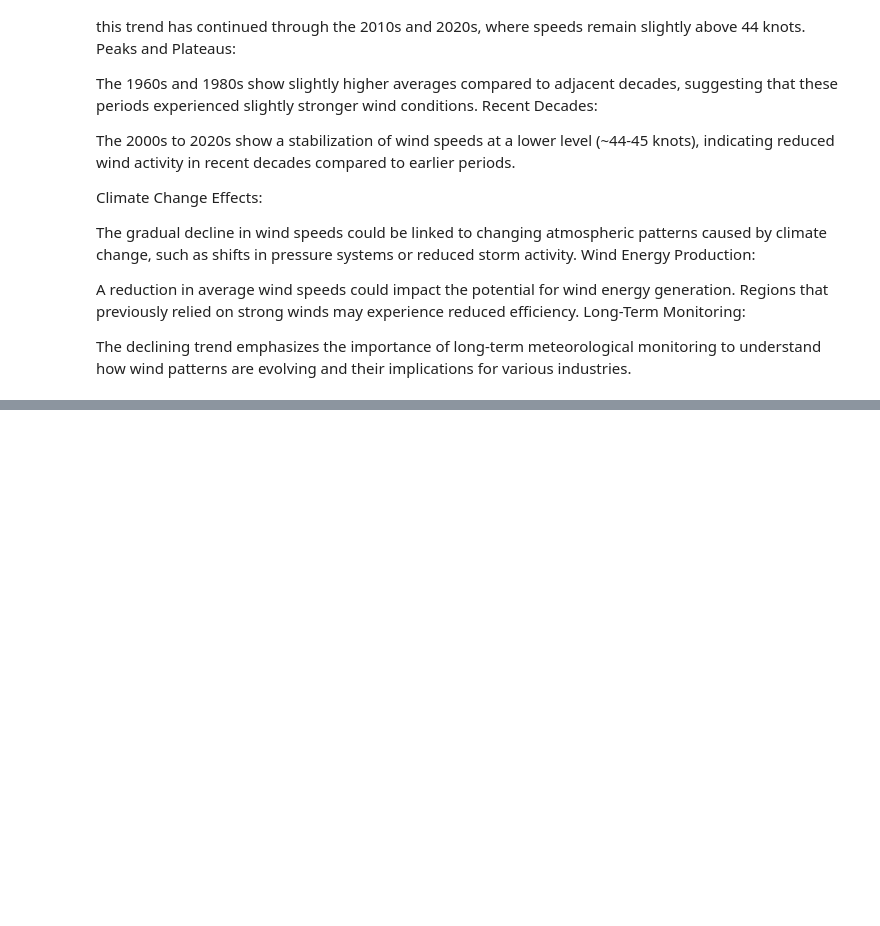
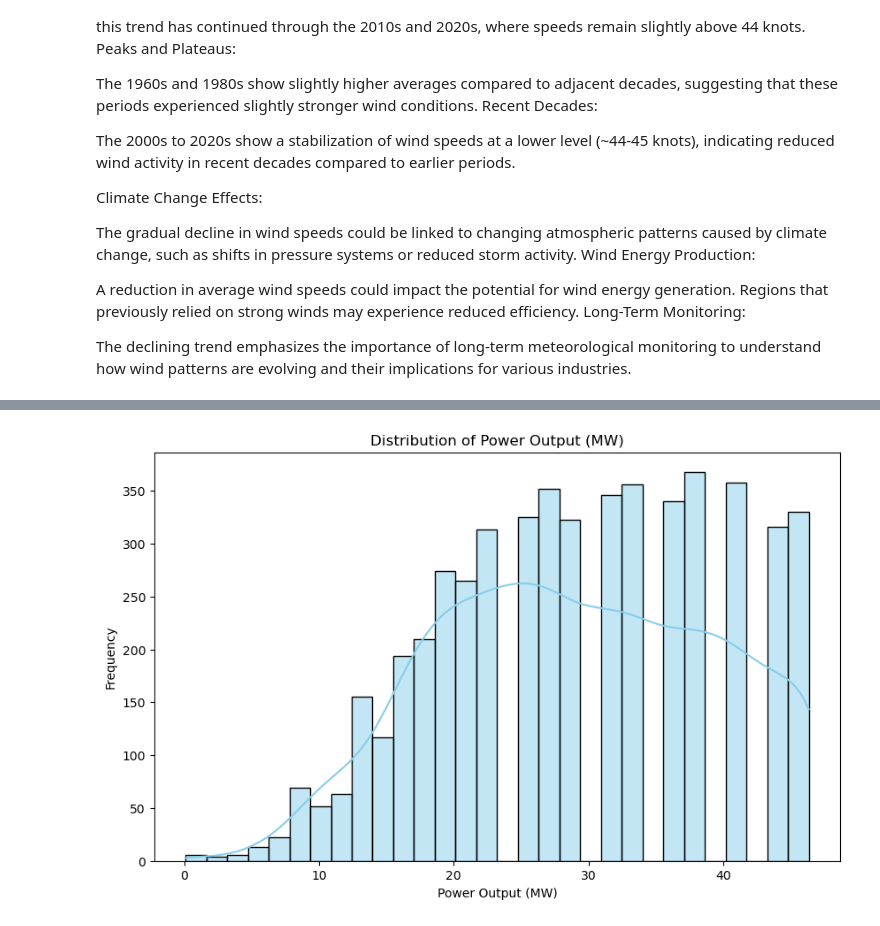
Before and after one commit to vinnycascone/programming-for-data-analytics, a Jupyter notebook: project/windspeed.ipynb, the cells around one changed output, grey strips where cells are left out. Drawn from its saved outputs; the diff is of its cells as text; code cells hidden in the pictures; blank space fills up the shorter version.

Commit message:
exploratory analysis, wind power analysis and other metrics correlation

```diff
--- a/project/windspeed.ipynb
+++ b/project/windspeed.ipynb
@@ -389,0 +399,32 @@ The declining trend emphasizes the importance of long-term meteorological monito
+# %%
+import numpy as np
+
+# Constants
+rho = 1.225  # Air density in kg/m³
+rotor_radius = 40  # Rotor radius in meters
+A = np.pi * rotor_radius ** 2  # Rotor area in m²
+
+# Convert wind speed from Knots to m/s and calculate power
+wind_data_cleaned['Wind_Speed_m_s'] = wind_data_cleaned['VALUE'] * 0.514444
+wind_data_cleaned['Power'] = 0.5 * rho * A * wind_data_cleaned['Wind_Speed_m_s'] ** 3  # in Watts
+wind_data_cleaned['Power_MW'] = wind_data_cleaned['Power'] / 1e6  # Convert to Megawatts (MW)
+
+# Define operational wind speed limits
+cut_in = 5.8  # Knots (minimum wind speed)
+rated = 23.2  # Knots (optimal wind speed)
+cut_out = 48.3  # Knots (maximum wind speed)
+
+# Filter data within operational range
+operational_wind = wind_data_cleaned[
+    (wind_data_cleaned['VALUE'] >= cut_in) &
+    (wind_data_cleaned['VALUE'] <= cut_out)
+]
+
+# Calculate total and average power for operational wind data
+total_power_mw = operational_wind['Power_MW'].sum()
+average_power_mw = operational_wind['Power_MW'].mean()
+
+# Output results
+print(f"Operational Data Points: {operational_wind.shape[0]} out of {wind_data_cleaned.shape[0]}")
+print(f"Total Power Potential: {total_power_mw:.2f} MW")
+print(f"Average Power Potential: {average_power_mw:.2f} MW")
@@ -389,0 +450,14 @@ The declining trend emphasizes the importance of long-term meteorological monito
+# %%
+#Power Distribution
+
+import matplotlib.pyplot as plt
+import seaborn as sns
+
+plt.figure(figsize=(10, 6))
+sns.histplot(operational_wind['Power_MW'], bins=30, kde=True, color='skyblue')
+plt.title('Distribution of Power Output (MW)')
+plt.xlabel('Power Output (MW)')
+plt.ylabel('Frequency')
+plt.show()
+# %% [output]
+[figure, added]
```
Also changed, not shown: parts of 22 cells of this notebook, 3 other files.
